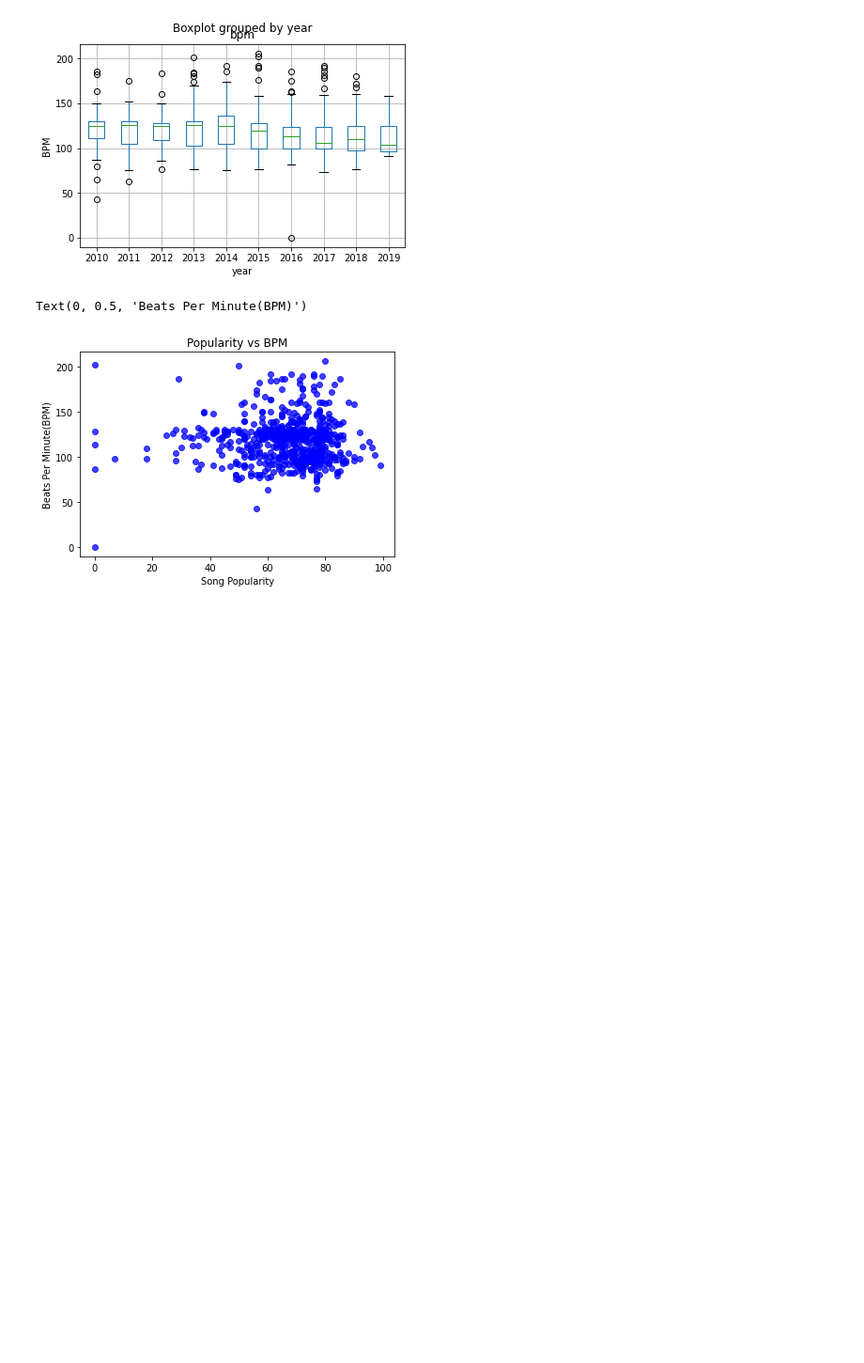
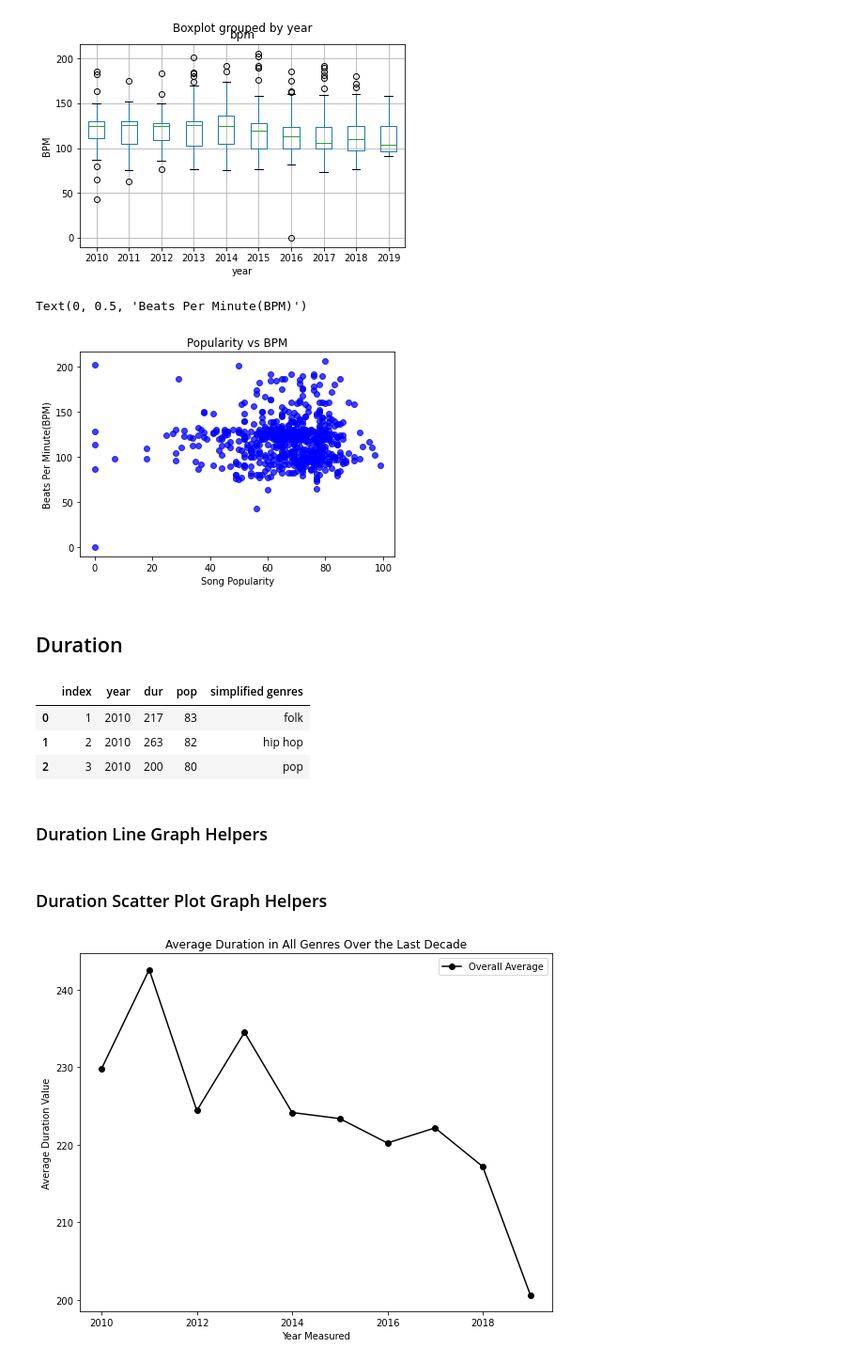
Before and after one commit to Boyder3113/Project_1, a Jupyter notebook: Untitled.ipynb, the cells around one changed output. Shown: that part at 94% size. Drawn from its saved outputs; the diff is of its cells as text; code cells hidden in the pictures; blank space fills up the shorter version.

Commit message:
Add Duration Code and Extracted Graphs

```diff
--- a/Untitled.ipynb
+++ b/Untitled.ipynb
@@ -208,3 +208,20 @@ plt.ylabel("Beats Per Minute(BPM)")
 # %% [output]
 Text(0, 0.5, 'Beats Per Minute(BPM)')
 [figure]
+# %% [markdown]
+## Duration
+# %%
+spotdata = songList.drop(["nrgy", "dB", "live", "val", "acous", "spch",
+                          "title", "artist", "top genre", "bpm",
+                          "dnce"], axis = 1)
+
+# Convert columns to appropriate data types and print head to check work
+spotdata.astype({"year" : int, "dur" : int})
+spotdata.head(3)
+# %% [output]
+|  | index | year | dur | pop | simplified genres |
+| 0 | 1 | 2010 | 217 | 83 | folk |
+| 1 | 2 | 2010 | 263 | 82 | hip hop |
+| 2 | 3 | 2010 | 200 | 80 | pop |
+# %% [markdown]
+### Duration Line Graph Helpers
@@ -210,0 +265,2 @@ Text(0, 0.5, 'Beats Per Minute(BPM)')
+# %% [markdown]
+### Duration Scatter Plot Graph Helpers
@@ -210,0 +336,11 @@ Text(0, 0.5, 'Beats Per Minute(BPM)')
+# %%
+# Define the genres and the colors of the lines in the graph
+genres = ["folk", "pop"]
+colors = ["green", "blue"]
+
+# Construct the graph
+#getCompDur(genres, colors)
+
+getDurAvgLine("black")
+# %% [output]
+[figure, added]
```
Also changed, not shown: parts of 4 cells of this notebook, 3 other files.
